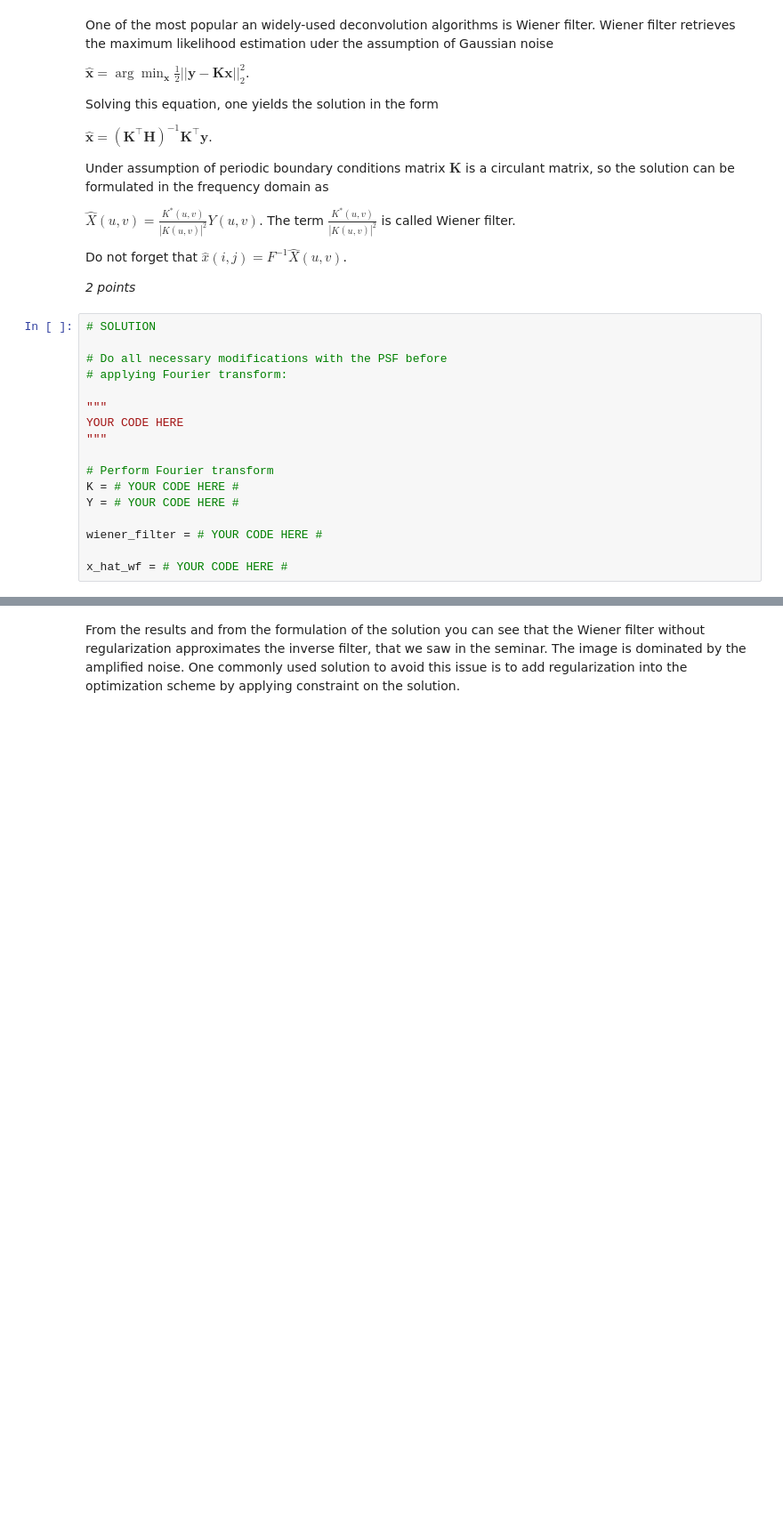
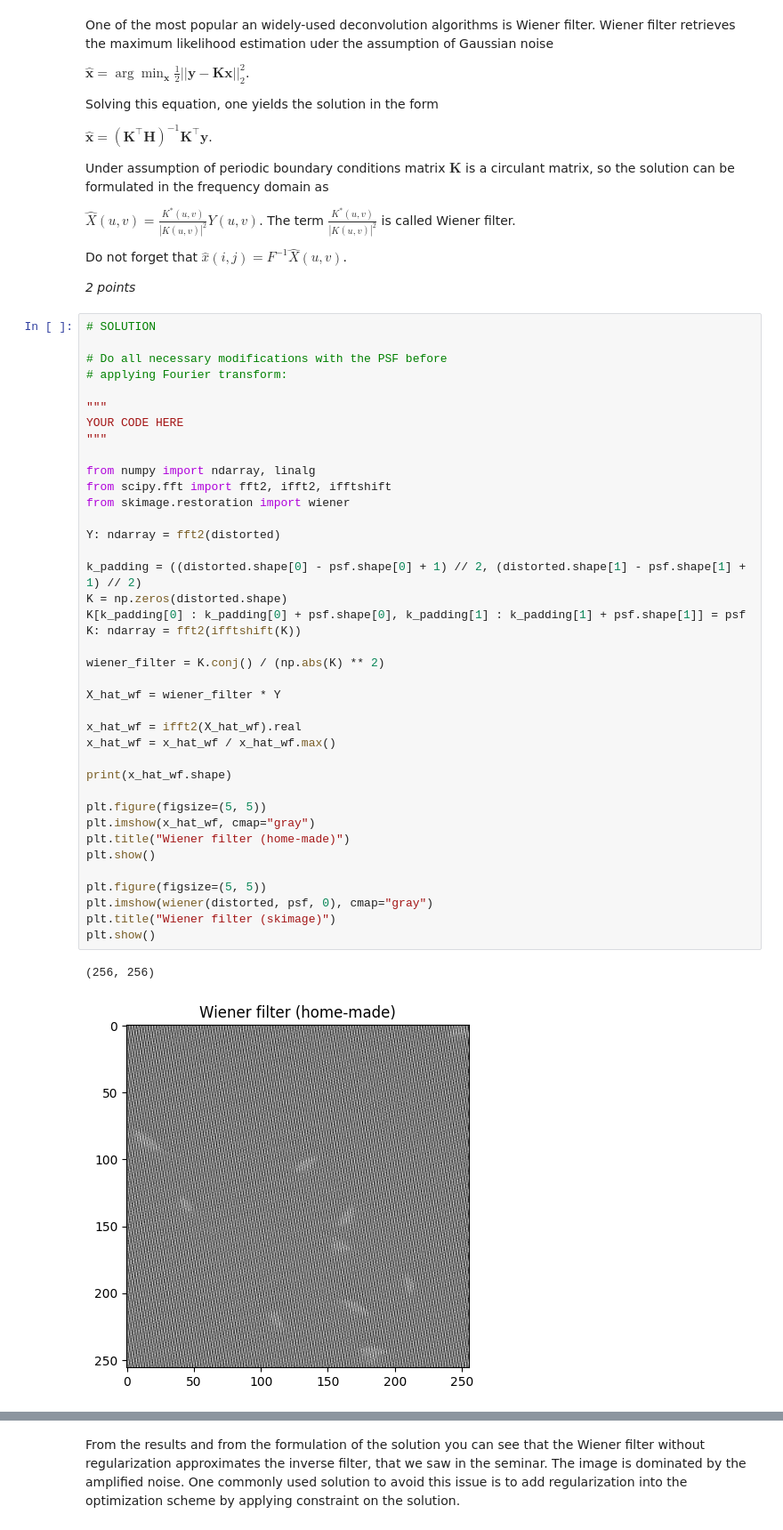
Before and after one commit to aigoncharov/course-bia, a Jupyter notebook: HW1/HW1_2025.ipynb, the cells around one changed output, grey strips where cells are left out. Shown at 89% size. Cells and saved outputs as stored; diff of their text form; blank space fills up the shorter version.

```diff
--- a/HW1/HW1_2025.ipynb
+++ b/HW1/HW1_2025.ipynb
@@ -118,20 +160,45 @@ $\hat{X}(u,v) = \frac{K^{*}(u,v)}{|K(u,v)|^{2}}Y(u,v)$. The term $\frac{K^{*}(u,
 Do not forget that $\hat{x}(i,j) = F^{-1}\hat{X}(u,v)$.
 
 *2 points*
-# %%
-# SOLUTION
-
-# Do all necessary modifications with the PSF before
-# applying Fourier transform:
-
-"""
-YOUR CODE HERE
-"""
-
-# Perform Fourier transform
-K = # YOUR CODE HERE #
-Y = # YOUR CODE HERE #
-
-wiener_filter = # YOUR CODE HERE #
-
-x_hat_wf = # YOUR CODE HERE #
+# %%
+# SOLUTION
+
+# Do all necessary modifications with the PSF before
+# applying Fourier transform:
+
+"""
+YOUR CODE HERE
+"""
+
+from numpy import ndarray, linalg
+from scipy.fft import fft2, ifft2, ifftshift
+from skimage.restoration import wiener
+
+Y: ndarray = fft2(distorted)
+
+k_padding = ((distorted.shape[0] - psf.shape[0] + 1) // 2, (distorted.shape[1] - psf.shape[1] + 1) // 2)
+K = np.zeros(distorted.shape)
+K[k_padding[0] : k_padding[0] + psf.shape[0], k_padding[1] : k_padding[1] + psf.shape[1]] = psf
+K: ndarray = fft2(ifftshift(K))
+
+wiener_filter = K.conj() / (np.abs(K) ** 2)
+
+X_hat_wf = wiener_filter * Y
+
+x_hat_wf = ifft2(X_hat_wf).real
+x_hat_wf = x_hat_wf / x_hat_wf.max()
+
+print(x_hat_wf.shape)
+
+plt.figure(figsize=(5, 5))
+plt.imshow(x_hat_wf, cmap="gray")
+plt.title("Wiener filter (home-made)")
+plt.show()
+
+plt.figure(figsize=(5, 5))
+plt.imshow(wiener(distorted, psf, 0), cmap="gray")
+plt.title("Wiener filter (skimage)")
+plt.show()
+# %% [output]
+(256, 256)
+[figure, added]
```
Also changed, not shown: parts of 15 cells of this notebook.
